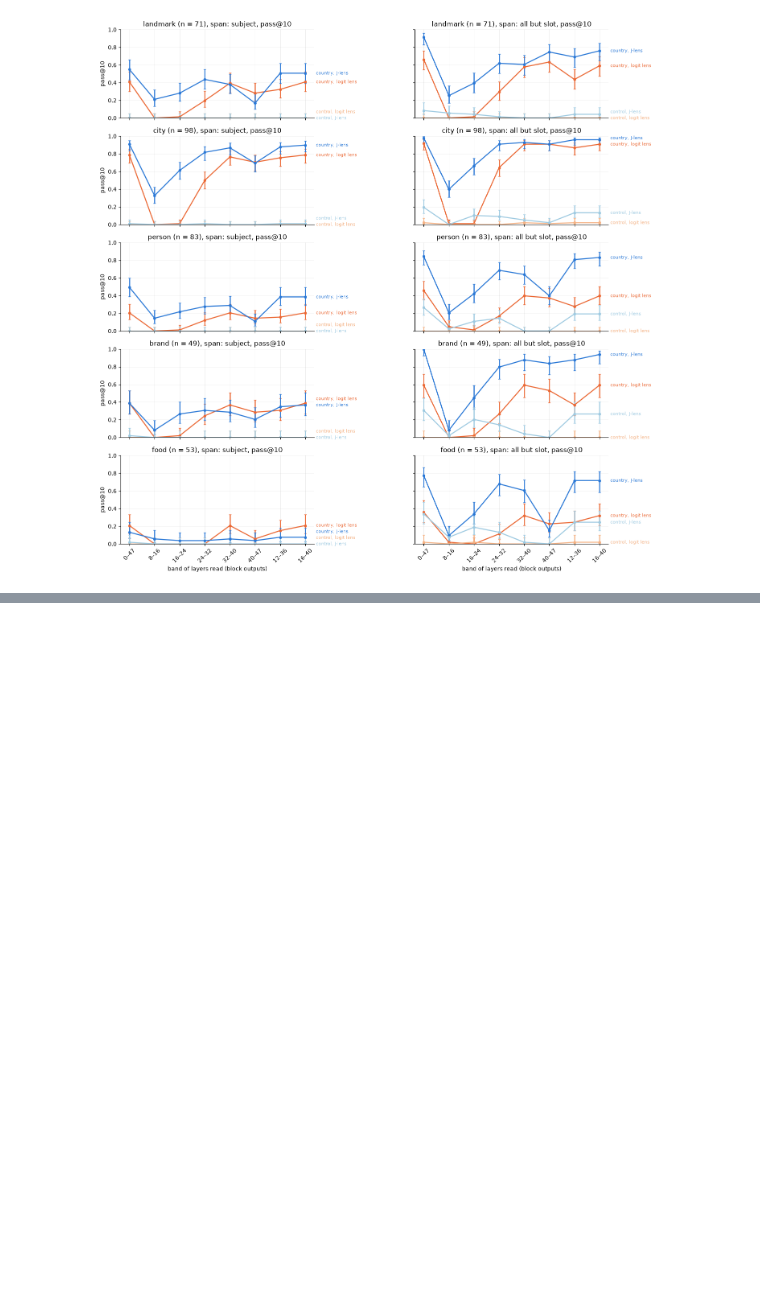
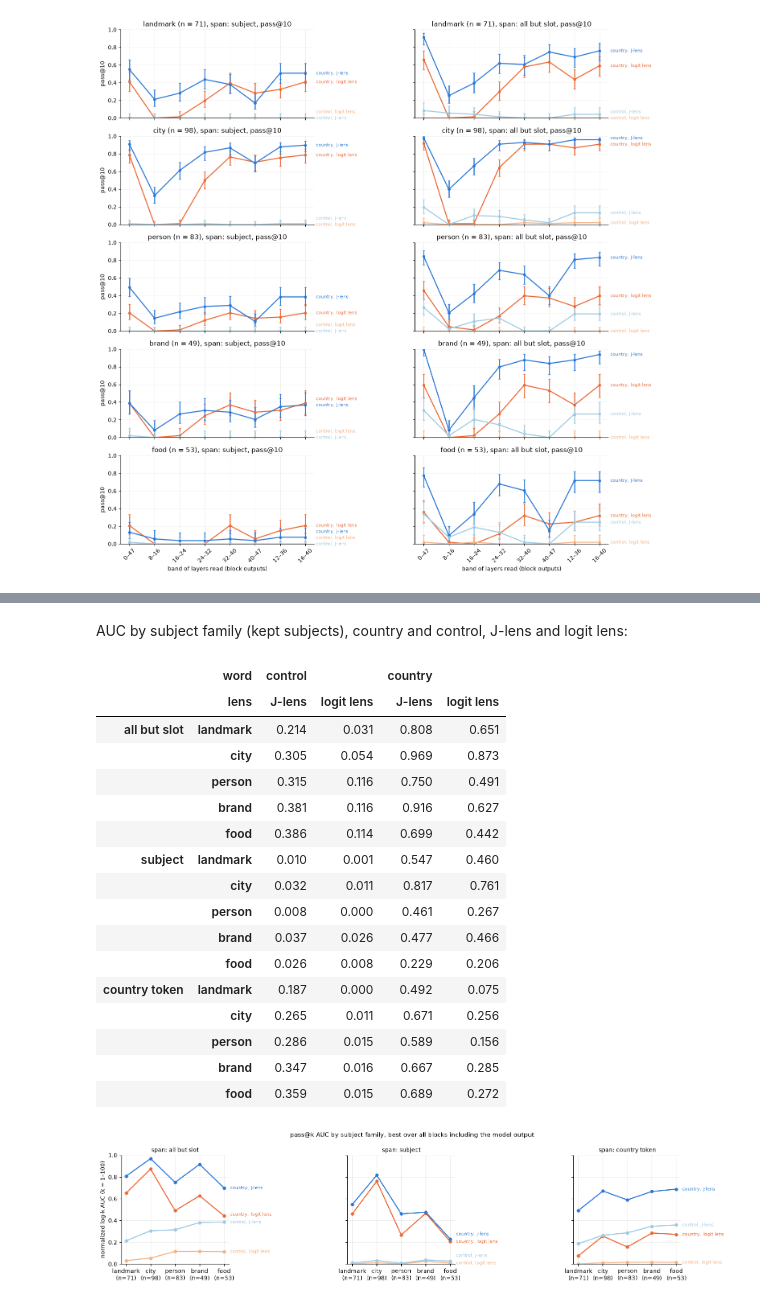
Before and after one commit to ai360-project-school-j-lens/jacobian-lens-gpt2, a Jupyter notebook: notebooks/gpt2-xl/latent_bridge_v2/latent_bridge_v2_lens_benchmark.ipynb, the cells around one changed output, grey strips where cells are left out. Cells and saved outputs as stored; diff of their text form; code cells hidden in the pictures; blank space fills up the shorter version.

```diff
--- a/notebooks/gpt2-xl/latent_bridge_v2/latent_bridge_v2_lens_benchmark.ipynb
+++ b/notebooks/gpt2-xl/latent_bridge_v2/latent_bridge_v2_lens_benchmark.ipynb
@@ -782,0 +520,46 @@ plt.show()
+# %% [markdown]
+AUC by subject family (kept subjects), country and control, J-lens and logit lens:
+# %%
+family_auc = auc[auc.subset.eq("kept") & auc.dataset.isin(FAMILIES)].pivot_table(
+    index=["span", "dataset"], columns=["word", "lens"], values="auc")
+display(family_auc.reindex(pd.MultiIndex.from_product([AUC_SPANS, FAMILIES])).dropna(how="all").round(3))
+FAMILY_PANELS = ["all but slot", "subject", "country token"]
+fig, axes = plt.subplots(1, len(FAMILY_PANELS), figsize=(5.2 * len(FAMILY_PANELS), 3.9), sharey=True)
+for ax, span in zip(axes, FAMILY_PANELS, strict=True):
+    ends = []
+    for w in ["country", "control"]:
+        for lens_name in LENS_NAMES:
+            colors = CONTROL_COLORS if w == "control" else COLORS
+            values = family_auc.loc[span][(w, lens_name)].reindex(FAMILIES).to_numpy()
+            ax.plot(range(len(FAMILIES)), values, color=colors[lens_name], marker="o", ms=5, lw=1.8)
+            ends.append((values[-1], f"{w}, {lens_name}", colors[lens_name]))
+    ax.set_ylim(0, 1)
+    label_ends(ax, ends, gap=0.07)
+    n = prompts[prompts.kept].groupby("family").size()
+    ax.set_xticks(range(len(FAMILIES)), [f"{f}\n(n={n[f]})" for f in FAMILIES])
+    ax.set_title(f"span: {span}", fontsize=10)
+    ax.grid(alpha=0.25, lw=0.6)
+    ax.spines[["top", "right"]].set_visible(False)
+axes[0].set_ylabel("normalized log-k AUC (k = 1–100)")
+fig.suptitle("pass@k AUC by subject family, best over all blocks including the model output", fontsize=11)
+fig.tight_layout(w_pad=12)
+plt.show()
+# %% [output]
+|  | word | control |  | country |  |
+|  | lens | J-lens | logit lens | J-lens | logit lens |
+| all but slot | landmark | 0.214 | 0.031 | 0.808 | 0.651 |
+|  | city | 0.305 | 0.054 | 0.969 | 0.873 |
+|  | person | 0.315 | 0.116 | 0.750 | 0.491 |
+|  | brand | 0.381 | 0.116 | 0.916 | 0.627 |
+|  | food | 0.386 | 0.114 | 0.699 | 0.442 |
+| subject | landmark | 0.010 | 0.001 | 0.547 | 0.460 |
+|  | city | 0.032 | 0.011 | 0.817 | 0.761 |
+|  | person | 0.008 | 0.000 | 0.461 | 0.267 |
+|  | brand | 0.037 | 0.026 | 0.477 | 0.466 |
+|  | food | 0.026 | 0.008 | 0.229 | 0.206 |
+| country token | landmark | 0.187 | 0.000 | 0.492 | 0.075 |
+|  | city | 0.265 | 0.011 | 0.671 | 0.256 |
+|  | person | 0.286 | 0.015 | 0.589 | 0.156 |
+|  | brand | 0.347 | 0.016 | 0.667 | 0.285 |
+|  | food | 0.359 | 0.015 | 0.689 | 0.272 |
+[figure, added]
```
Also changed, not shown: parts of 40 cells of this notebook.
